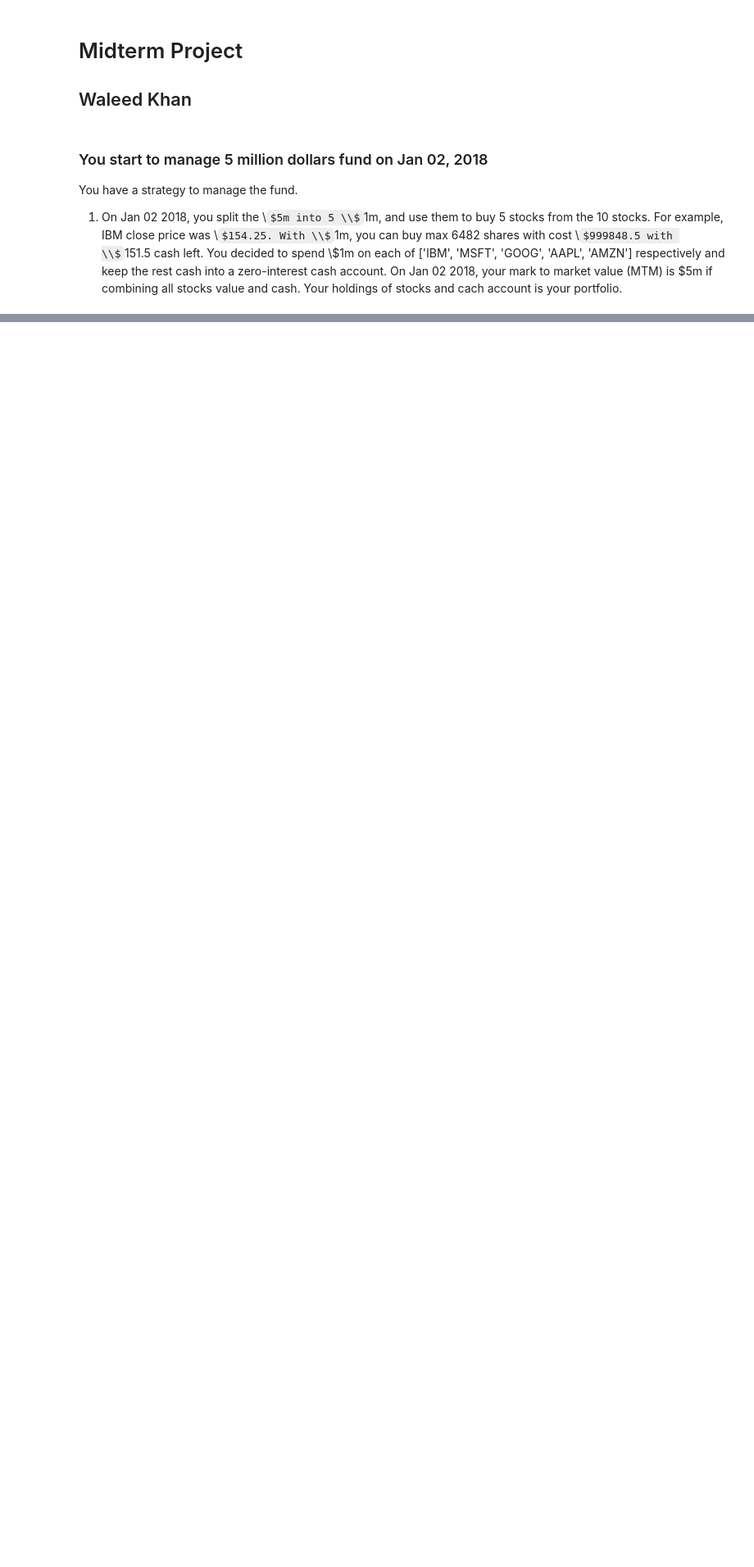
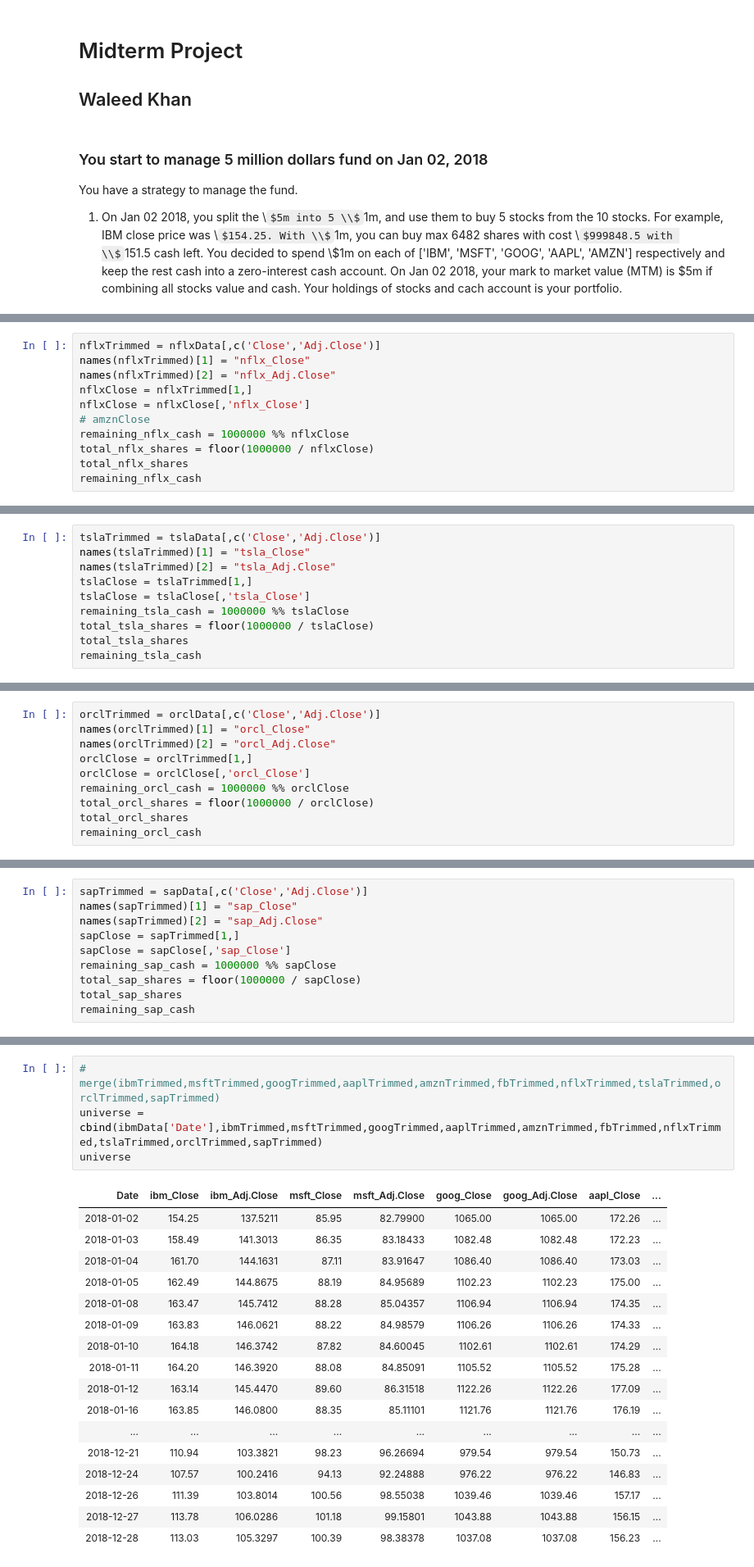
Before and after one commit to waleedkhan01/Equity-Portfolio-Management, a Jupyter notebook: Midterm.ipynb, the cells around one changed output, grey strips where cells are left out. Shown at 82% size. Drawn from its saved outputs; the diff is of its cells as text; some formulas as TeX source; blank space fills up the shorter version.

Commit message:
Finished data setup
Added CSV files, finished importing data, created universe dataframe

```diff
--- a/Midterm.ipynb
+++ b/Midterm.ipynb
@@ -87,0 +132,11 @@ remaining_amzn_cash
+# %%
+nflxTrimmed = nflxData[,c('Close','Adj.Close')]
+names(nflxTrimmed)[1] = "nflx_Close"
+names(nflxTrimmed)[2] = "nflx_Adj.Close"
+nflxClose = nflxTrimmed[1,]
+nflxClose = nflxClose[,'nflx_Close']
+# amznClose
+remaining_nflx_cash = 1000000 %% nflxClose
+total_nflx_shares = floor(1000000 / nflxClose)
+total_nflx_shares
+remaining_nflx_cash
@@ -87,0 +148,10 @@ remaining_amzn_cash
+# %%
+tslaTrimmed = tslaData[,c('Close','Adj.Close')]
+names(tslaTrimmed)[1] = "tsla_Close"
+names(tslaTrimmed)[2] = "tsla_Adj.Close"
+tslaClose = tslaTrimmed[1,]
+tslaClose = tslaClose[,'tsla_Close']
+remaining_tsla_cash = 1000000 %% tslaClose
+total_tsla_shares = floor(1000000 / tslaClose)
+total_tsla_shares
+remaining_tsla_cash
@@ -87,0 +163,10 @@ remaining_amzn_cash
+# %%
+orclTrimmed = orclData[,c('Close','Adj.Close')]
+names(orclTrimmed)[1] = "orcl_Close"
+names(orclTrimmed)[2] = "orcl_Adj.Close"
+orclClose = orclTrimmed[1,]
+orclClose = orclClose[,'orcl_Close']
+remaining_orcl_cash = 1000000 %% orclClose
+total_orcl_shares = floor(1000000 / orclClose)
+total_orcl_shares
+remaining_orcl_cash
@@ -87,0 +178,10 @@ remaining_amzn_cash
+# %%
+sapTrimmed = sapData[,c('Close','Adj.Close')]
+names(sapTrimmed)[1] = "sap_Close"
+names(sapTrimmed)[2] = "sap_Adj.Close"
+sapClose = sapTrimmed[1,]
+sapClose = sapClose[,'sap_Close']
+remaining_sap_cash = 1000000 %% sapClose
+total_sap_shares = floor(1000000 / sapClose)
+total_sap_shares
+remaining_sap_cash
@@ -87,0 +193,22 @@ remaining_amzn_cash
+# %%
+# merge(ibmTrimmed,msftTrimmed,googTrimmed,aaplTrimmed,amznTrimmed,fbTrimmed,nflxTrimmed,tslaTrimmed,orclTrimmed,sapTrimmed)
+universe = cbind(ibmData['Date'],ibmTrimmed,msftTrimmed,googTrimmed,aaplTrimmed,amznTrimmed,fbTrimmed,nflxTrimmed,tslaTrimmed,orclTrimmed,sapTrimmed)
+universe
+# %% [output]
+| Date | ibm_Close | ibm_Adj.Close | msft_Close | msft_Adj.Close | goog_Close | goog_Adj.Close | aapl_Close | ... |
+| 2018-01-02 | 154.25 | 137.5211 | 85.95 | 82.79900 | 1065.00 | 1065.00 | 172.26 | ... |
+| 2018-01-03 | 158.49 | 141.3013 | 86.35 | 83.18433 | 1082.48 | 1082.48 | 172.23 | ... |
+| 2018-01-04 | 161.70 | 144.1631 | 87.11 | 83.91647 | 1086.40 | 1086.40 | 173.03 | ... |
+| 2018-01-05 | 162.49 | 144.8675 | 88.19 | 84.95689 | 1102.23 | 1102.23 | 175.00 | ... |
+| 2018-01-08 | 163.47 | 145.7412 | 88.28 | 85.04357 | 1106.94 | 1106.94 | 174.35 | ... |
+| 2018-01-09 | 163.83 | 146.0621 | 88.22 | 84.98579 | 1106.26 | 1106.26 | 174.33 | ... |
+| 2018-01-10 | 164.18 | 146.3742 | 87.82 | 84.60045 | 1102.61 | 1102.61 | 174.29 | ... |
+| 2018-01-11 | 164.20 | 146.3920 | 88.08 | 84.85091 | 1105.52 | 1105.52 | 175.28 | ... |
+| 2018-01-12 | 163.14 | 145.4470 | 89.60 | 86.31518 | 1122.26 | 1122.26 | 177.09 | ... |
+| 2018-01-16 | 163.85 | 146.0800 | 88.35 | 85.11101 | 1121.76 | 1121.76 | 176.19 | ... |
+| ... | ... | ... | ... | ... | ... | ... | ... | ... |
+| 2018-12-21 | 110.94 | 103.3821 | 98.23 | 96.26694 | 979.54 | 979.54 | 150.73 | ... |
+| 2018-12-24 | 107.57 | 100.2416 | 94.13 | 92.24888 | 976.22 | 976.22 | 146.83 | ... |
+| 2018-12-26 | 111.39 | 103.8014 | 100.56 | 98.55038 | 1039.46 | 1039.46 | 157.17 | ... |
+| 2018-12-27 | 113.78 | 106.0286 | 101.18 | 99.15801 | 1043.88 | 1043.88 | 156.15 | ... |
+| 2018-12-28 | 113.03 | 105.3297 | 100.39 | 98.38378 | 1037.08 | 1037.08 | 156.23 | ... |
```
Also changed, not shown: parts of 22 cells of this notebook, 7 other files.
